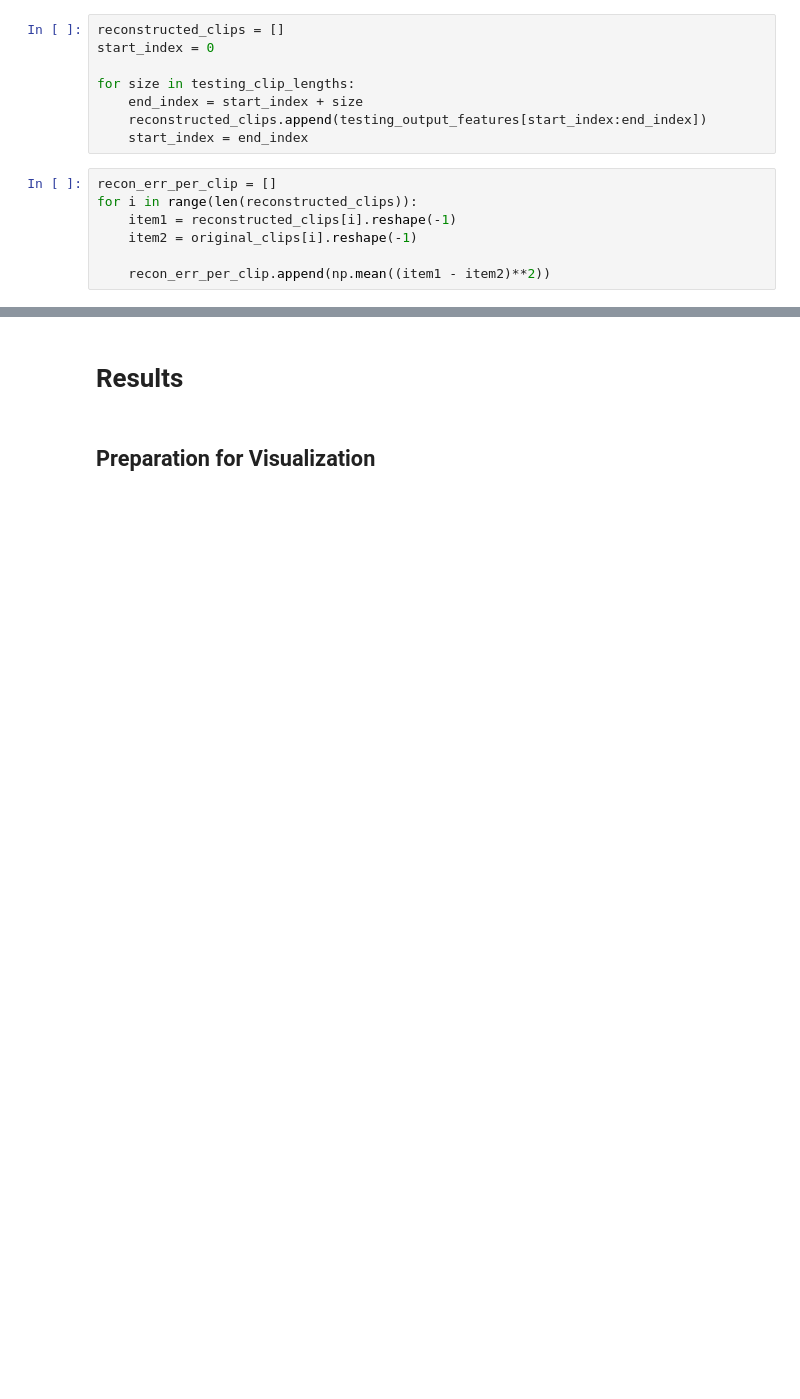
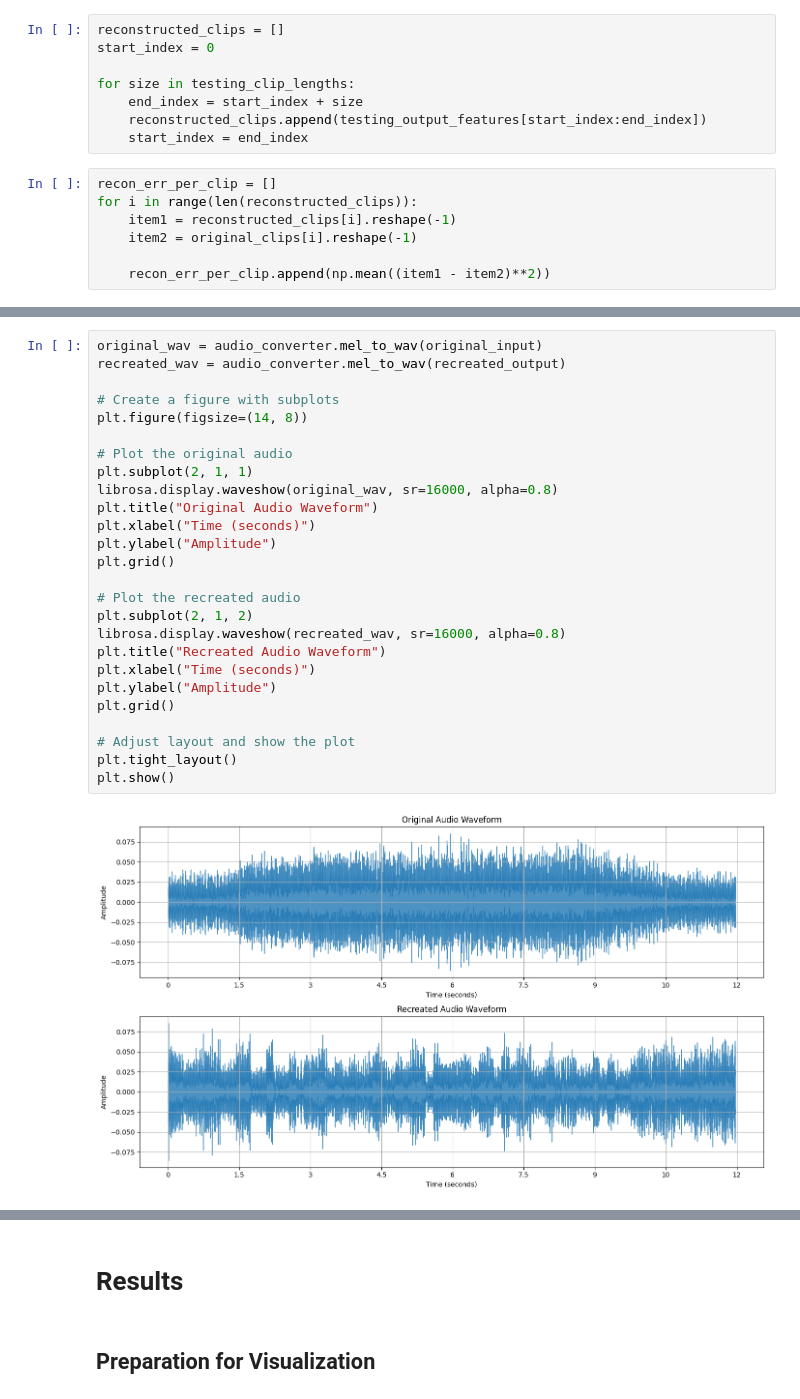
Before and after one commit to mafl20/MasterThesis, a Jupyter notebook: main_ae2.ipynb, the cells around one changed output, grey strips where cells are left out. Drawn from its saved outputs; the diff is of its cells as text; blank space fills up the shorter version.

```diff
--- a/main_ae2.ipynb
+++ b/main_ae2.ipynb
@@ -362,0 +435,28 @@ plt.show()
+# %%
+original_wav = audio_converter.mel_to_wav(original_input)
+recreated_wav = audio_converter.mel_to_wav(recreated_output)
+
+# Create a figure with subplots
+plt.figure(figsize=(14, 8))
+
+# Plot the original audio
+plt.subplot(2, 1, 1)
+librosa.display.waveshow(original_wav, sr=16000, alpha=0.8)
+plt.title("Original Audio Waveform")
+plt.xlabel("Time (seconds)")
+plt.ylabel("Amplitude")
+plt.grid()
+
+# Plot the recreated audio
+plt.subplot(2, 1, 2)
+librosa.display.waveshow(recreated_wav, sr=16000, alpha=0.8)
+plt.title("Recreated Audio Waveform")
+plt.xlabel("Time (seconds)")
+plt.ylabel("Amplitude")
+plt.grid()
+
+# Adjust layout and show the plot
+plt.tight_layout()
+plt.show()
+# %% [output]
+[figure, added]
```
Also changed, not shown: parts of 19 cells of this notebook, 4 other files.
